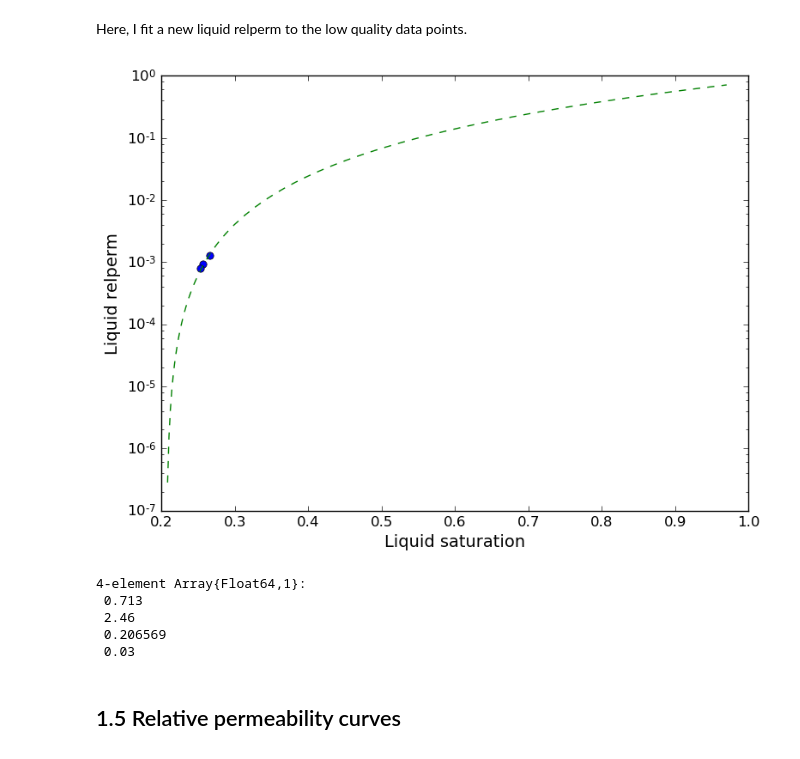
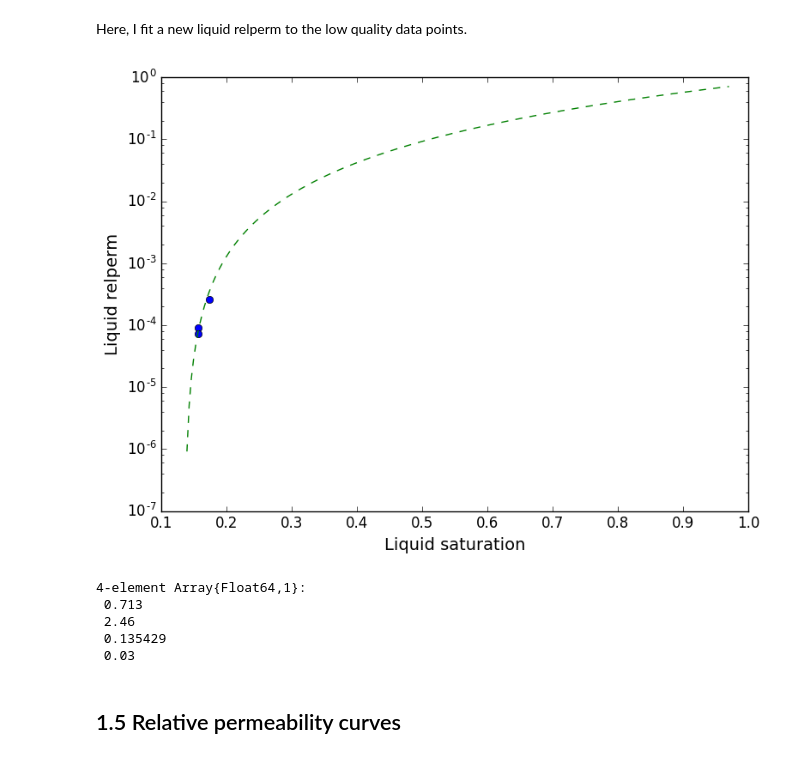
Before and after one commit to simulkade/foamparameters, a Jupyter notebook: Calculations/liquid_relperm.ipynb, the cells around one changed output. Drawn from its saved outputs; the diff is of its cells as text; code cells hidden in the pictures.

```diff
--- a/Calculations/liquid_relperm.ipynb
+++ b/Calculations/liquid_relperm.ipynb
@@ -77,40 +71,40 @@ Here, I fit a new liquid relperm to the low quality data points.
 # %%
 # I only use the less-scattered data in the low quality region
 #filter for measured saturation
 #krw_exp= float([data1[:krw]; data2[:krw]; data3[:krw]; data4[:krw]])
 #sw_low_ct=float([data1[:sw]; data2[:sw]; data3[:sw]; data4[:sw]])
-krw_exp= float(data2[:krw])
-sw_low_ct=float(data2[:sw])
+krw_exp= float(data4[:krw])
+sw_low_ct=float(data4[:sw])
 n_low=length(sw_low_ct)
 semilogy(sw_low_ct, krw_exp, "o")
 m1 = Model(solver=IpoptSolver(print_level=1))
 #m = Model()
 # define the variables of the foam model
 #@defVar(m1, 2.5<=nw_fit<=4.0)
 @defVar(m1, nw_fit==2.46)
 #@defVar(m1, 0.01<=krw0_fit<=1.0)
 @defVar(m1, krw0_fit==0.713)
 @defVar(m1, 0.02<=swc_fit<=0.25)
 #@defVar(m1, 0.001<=sgr_fit<=0.1)
 @defVar(m1, sgr_fit==0.03)
 @setNLObjective(m1, Min, sum{(log(krw_exp[i])-log(krw0_fit)-nw_fit*log((sw_low_ct[i]-swc_fit)/(1.0-swc_fit-sgr_fit)))^2, i=1:n_low})
 #@setNLObjective(m1, Min, sum{(krw_exp[i]-krw0_fit*((sw_low_ct[i]-swc_fit)/(1.0-swc_fit-sgr_fit))^nw_fit)^2, i=1:n_low})
 solve(m1)
 # get the result
 liq_relperm=[getValue(krw0_fit), getValue(nw_fit), getValue(swc_fit), getValue(sgr_fit)]
 sw1=[linspace(liq_relperm[3], 0.3, 50); linspace(0.3,1.0-liq_relperm[4], 50)]
 semilogy(sw1, liq_relperm[1]*((sw1-liq_relperm[3])/(1-liq_relperm[4]-liq_relperm[3])).^liq_relperm[2], "--")
 xlabel("Liquid saturation", fontsize=14)
 ylabel("Liquid relperm", fontsize=14)
 tight_layout()
 savefig("liqrelperm.png")
 liq_relperm
 # %% [output]
-[figure, old version]
+[figure, new version]
 4-element Array{Float64,1}:
  0.713
  2.46
- 0.206569
+ 0.135429
  0.03
 # %% [markdown]
 ## 1.5 Relative permeability curves
```
Also changed, not shown: parts of 4 cells of this notebook, 20 other files.
